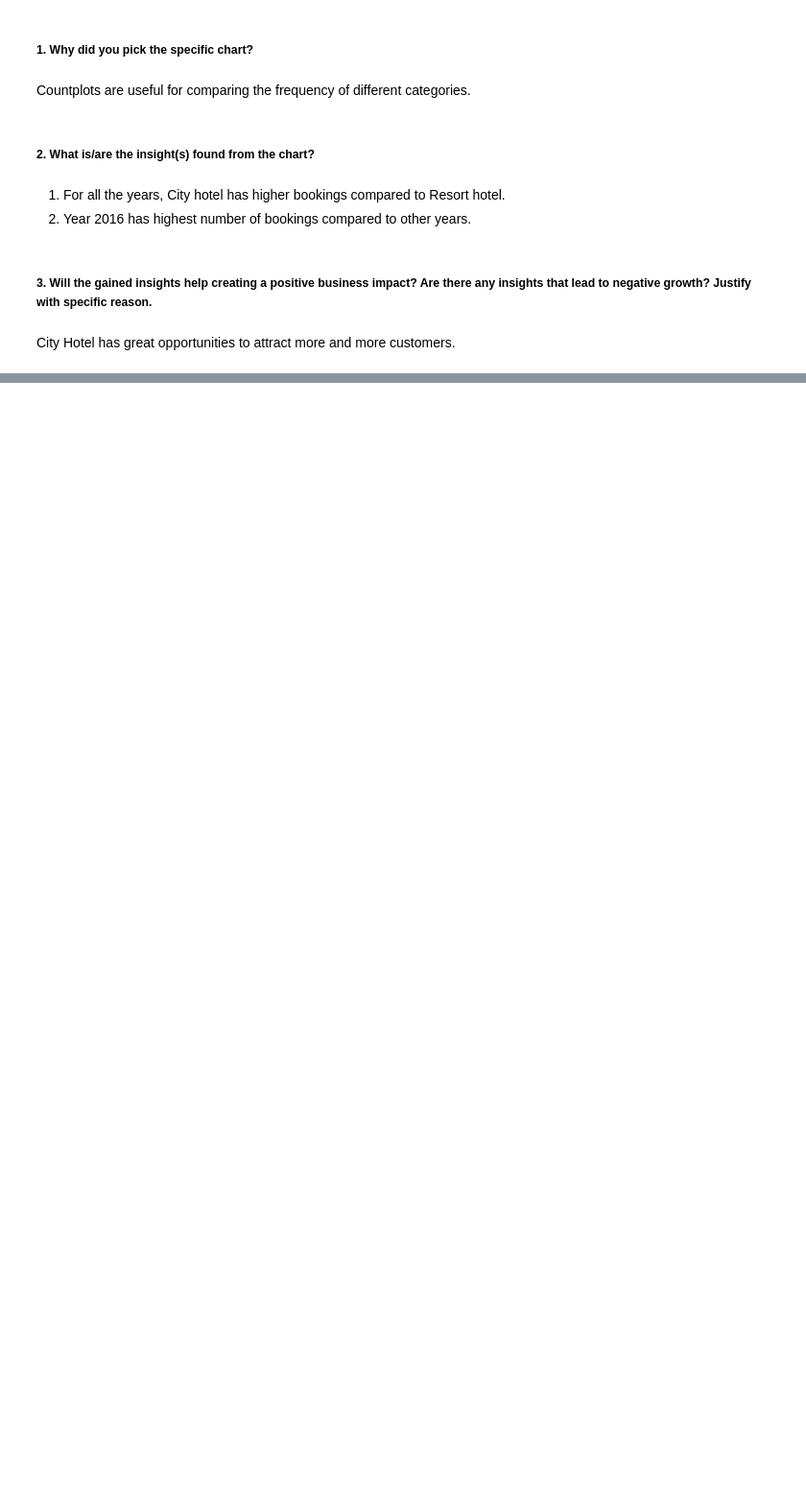
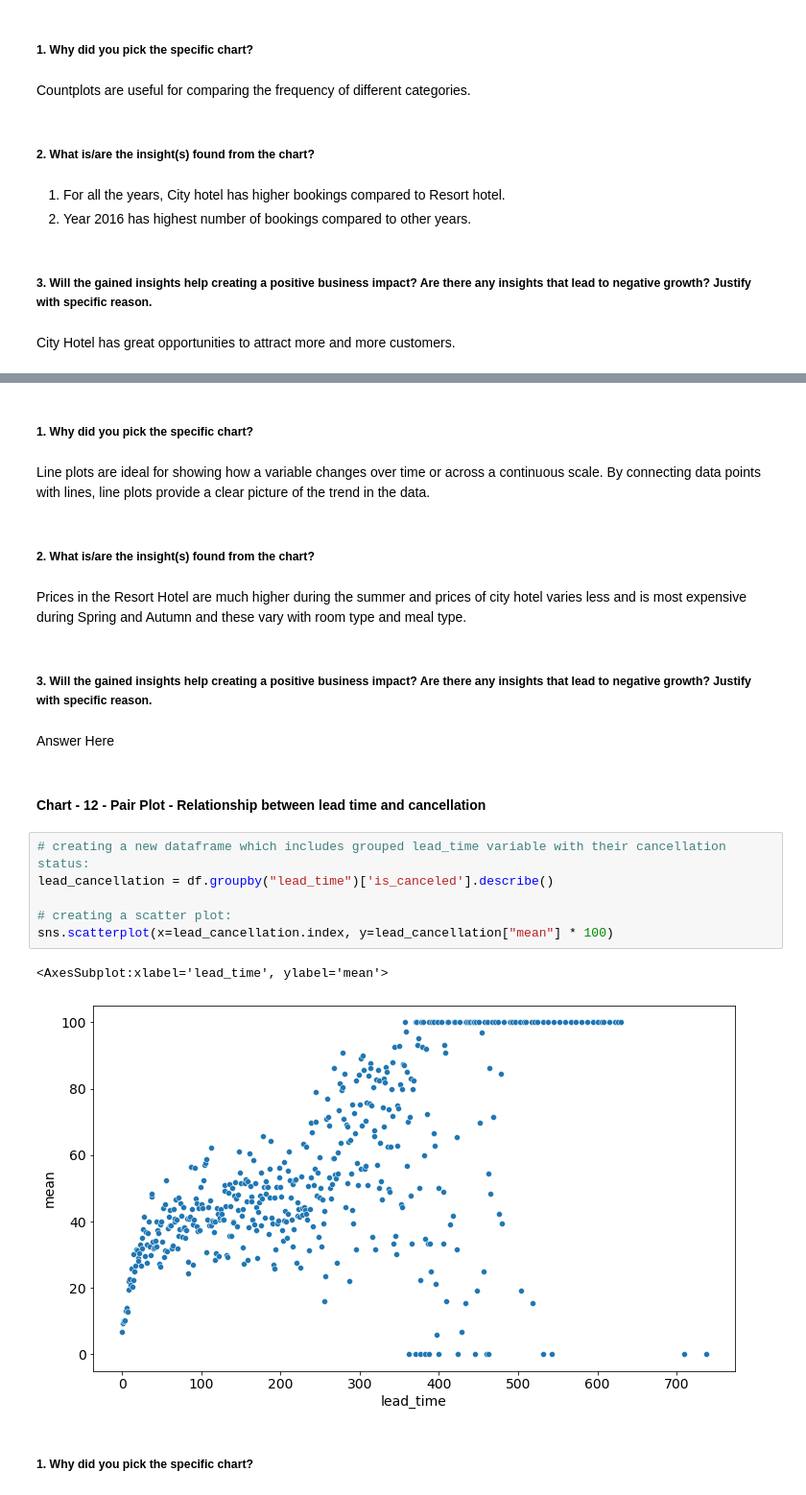
Before and after one commit to dhar9571/Python---Hotel-Booking-Data-Analysis, a Jupyter notebook: Capstone_Project_EDA_Hotel_Bookings_Data.ipynb, the cells around one changed output, grey strips where cells are left out. Shown: that part at 96% size. Saved outputs shown, nothing was run; the diff lists cells and outputs as text; blank space fills up the shorter version.

```diff
--- a/Capstone_Project_EDA_Hotel_Bookings_Data.ipynb
+++ b/Capstone_Project_EDA_Hotel_Bookings_Data.ipynb
@@ -704,0 +740,25 @@ City Hotel has great opportunities to attract more and more customers.
+# %% [markdown]
+##### 1. Why did you pick the specific chart?
+# %% [markdown]
+Line plots are ideal for showing how a variable changes over time or across a continuous scale. By connecting data points with lines, line plots provide a clear picture of the trend in the data.
+# %% [markdown]
+##### 2. What is/are the insight(s) found from the chart?
+# %% [markdown]
+Prices in the Resort Hotel are much higher during the summer and prices of city hotel varies less and is most expensive during Spring and Autumn and these vary with room type and meal type.
+# %% [markdown]
+##### 3. Will the gained insights help creating a positive business impact? Are there any insights that lead to negative growth? Justify with specific reason.
+# %% [markdown]
+Answer Here
+# %% [markdown]
+#### Chart - 12 - Pair Plot - Relationship between lead time and cancellation
+# %%
+# creating a new dataframe which includes grouped lead_time variable with their cancellation status:
+lead_cancellation = df.groupby("lead_time")['is_canceled'].describe()
+
+# creating a scatter plot:
+sns.scatterplot(x=lead_cancellation.index, y=lead_cancellation["mean"] * 100)
+# %% [output]
+<AxesSubplot:xlabel='lead_time', ylabel='mean'>
+[figure, added]
+# %% [markdown]
+##### 1. Why did you pick the specific chart?
```
Also changed, not shown: parts of 11 cells of this notebook.
